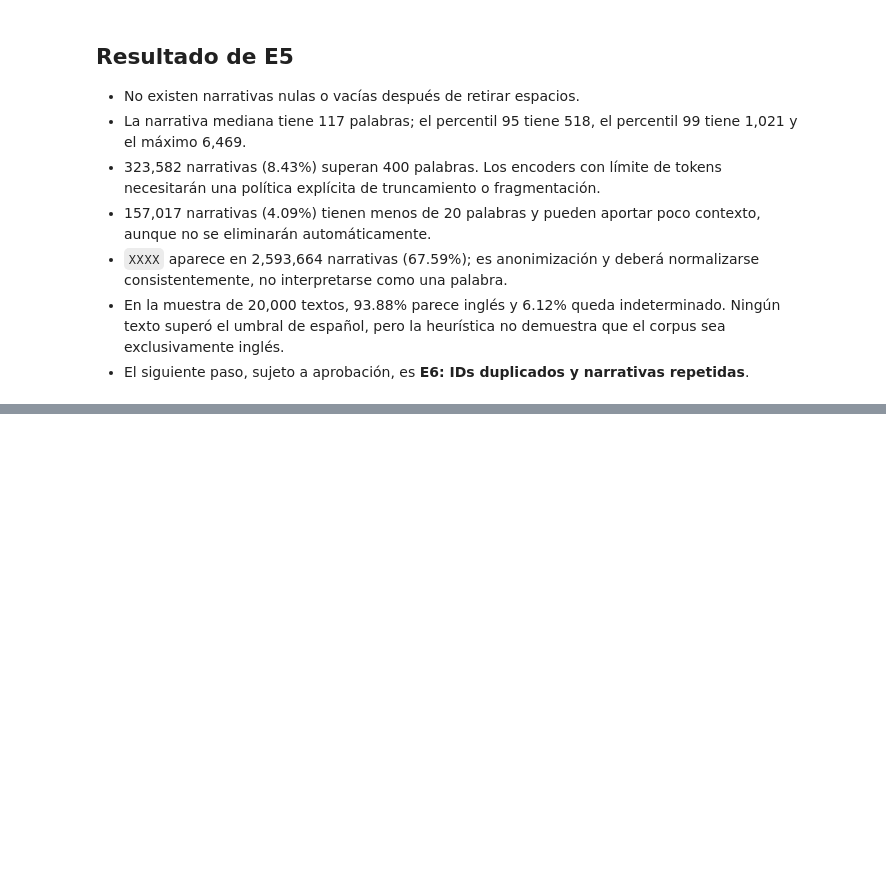
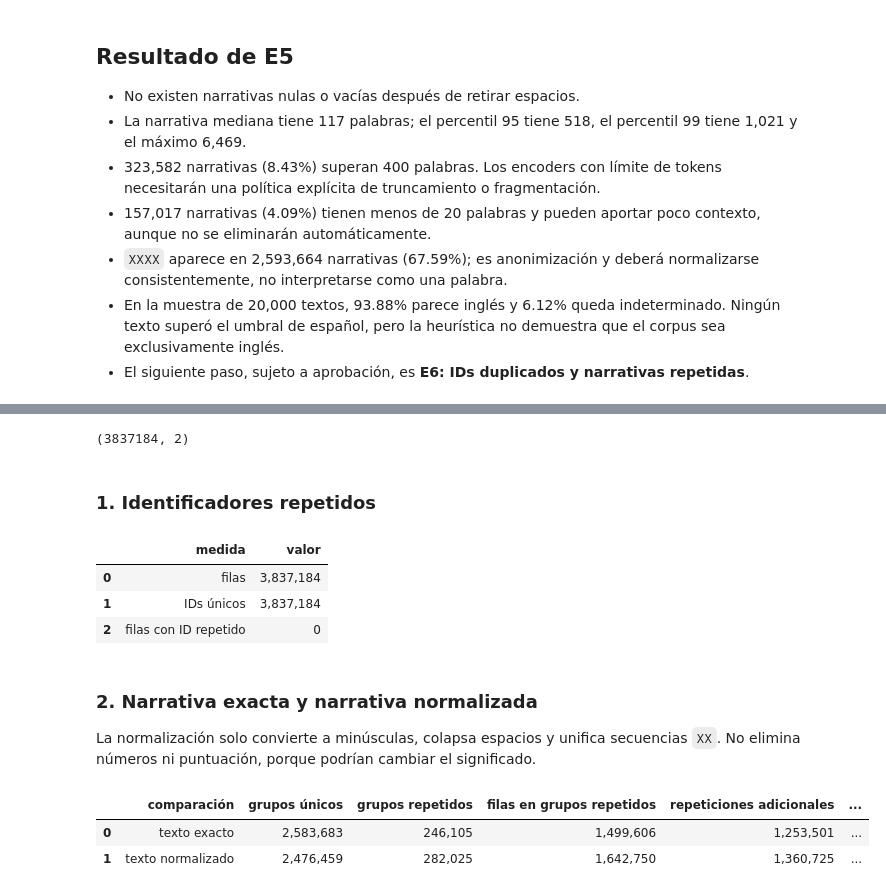
Before and after one commit to Codenid/capstone-claims-triage, a Jupyter notebook: notebooks/01_eda.ipynb, the cells around one changed output, grey strips where cells are left out. Saved outputs shown, nothing was run; the diff lists cells and outputs as text; code cells hidden in the pictures; blank space fills up the shorter version.

Commit message:
Analyze repeated complaints

```diff
--- a/notebooks/01_eda.ipynb
+++ b/notebooks/01_eda.ipynb
@@ -914,0 +921,72 @@ display(language_table)
+# %%
+del character_count, word_count, language_sample
+gc.collect()
+
+identity = pd.read_parquet(
+    RAW_PATH, columns=["Complaint ID", "Date received"], dtype_backend="pyarrow"
+)
+identity["Date received"] = pd.to_datetime(identity["Date received"], format="%Y-%m-%d")
+identity.shape
+# %% [output]
+(3837184, 2)
+# %% [markdown]
+### 1. Identificadores repetidos
+# %%
+duplicate_id_mask = identity["Complaint ID"].duplicated(keep=False)
+id_summary = pd.DataFrame({
+    "medida": ["filas", "IDs únicos", "filas con ID repetido"],
+    "valor": [len(identity), identity["Complaint ID"].nunique(), duplicate_id_mask.sum()],
+})
+id_summary["valor"] = id_summary["valor"].map("{:,}".format)
+display(id_summary)
+# %% [output]
+|  | medida | valor |
+| 0 | filas | 3,837,184 |
+| 1 | IDs únicos | 3,837,184 |
+| 2 | filas con ID repetido | 0 |
+# %% [markdown]
+### 2. Narrativa exacta y narrativa normalizada
+
+La normalización solo convierte a minúsculas, colapsa espacios y unifica secuencias `XX`. No elimina números ni puntuación, porque podrían cambiar el significado.
+# %%
+exact_hash = pd.util.hash_pandas_object(narratives, index=False)
+exact_counts = exact_hash.value_counts()
+
+normalized_narratives = (
+    narratives.str.lower()
+    .str.replace(r"\s+", " ", regex=True)
+    .str.replace(r"x{2,}", "<redacted>", regex=True)
+    .str.strip()
+)
+normalized_hash = pd.util.hash_pandas_object(normalized_narratives, index=False)
+normalized_counts = normalized_hash.value_counts()
+del normalized_narratives
+gc.collect()
+
+def repetition_row(name, counts):
+    repeated = counts[counts > 1]
+    return {
+        "comparación": name,
+        "grupos únicos": len(counts),
+        "grupos repetidos": len(repeated),
+        "filas en grupos repetidos": repeated.sum(),
+        "repeticiones adicionales": (repeated - 1).sum(),
+        "grupo máximo": counts.max(),
+    }
+
+repetition_table = pd.DataFrame([
+    repetition_row("texto exacto", exact_counts),
+    repetition_row("texto normalizado", normalized_counts),
+])
+repetition_table["porcentaje de filas repetidas"] = (
+    100 * repetition_table["filas en grupos repetidos"] / len(narratives)
+)
+repetition_display = repetition_table.copy()
+for column in ["grupos únicos", "grupos repetidos", "filas en grupos repetidos", "repeticiones adicionales", "grupo máximo"]:
+    repetition_display[column] = repetition_display[column].map("{:,}".format)
+repetition_display["porcentaje de filas repetidas"] = repetition_display["porcentaje de filas repetidas"].map("{:.2f}%".format)
+display(repetition_display)
+# %% [output]
+|  | comparación | grupos únicos | grupos repetidos | filas en grupos repetidos | repeticiones adicionales | ... |
+| 0 | texto exacto | 2,583,683 | 246,105 | 1,499,606 | 1,253,501 | ... |
+| 1 | texto normalizado | 2,476,459 | 282,025 | 1,642,750 | 1,360,725 | ... |
```
Also changed, not shown: parts of 6 cells of this notebook.
